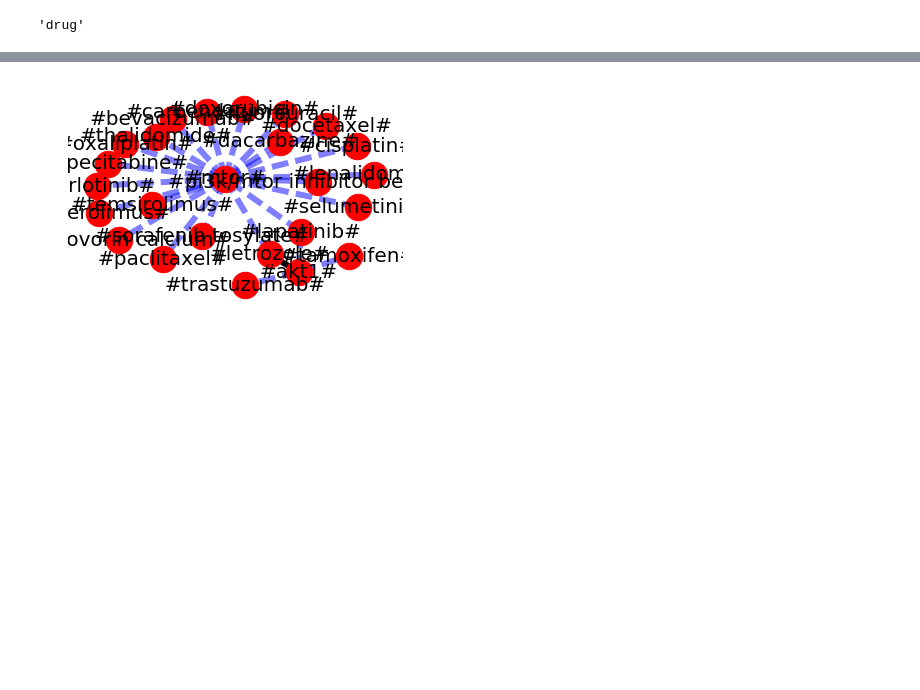
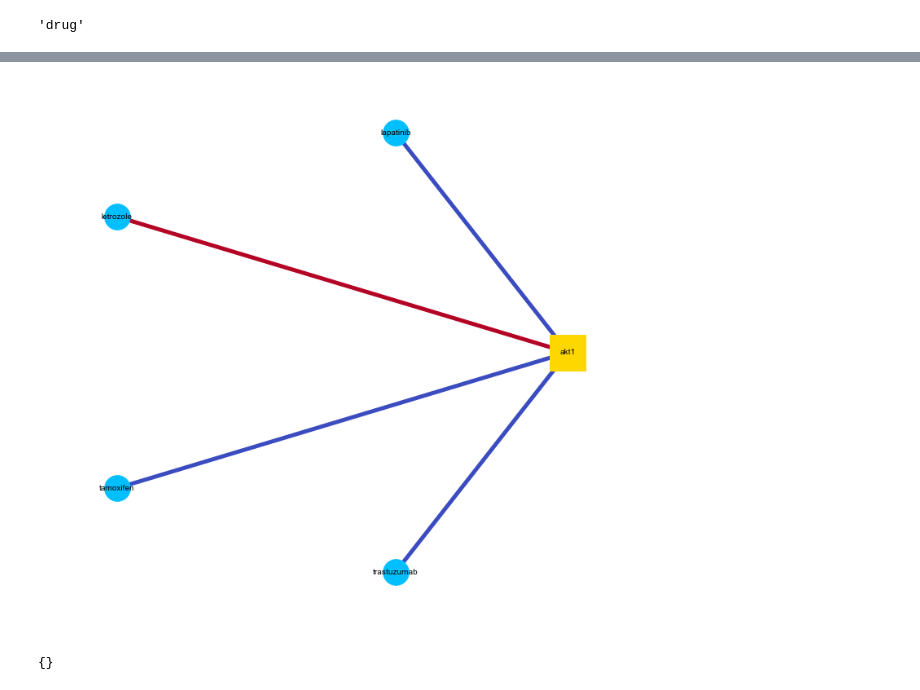
Before and after one commit to ayadlin/Capstone, a Jupyter notebook: Last_PrerRun.ipynb, the cells around one changed output, grey strips where cells are left out. Drawn from its saved outputs; the diff is of its cells as text; code cells hidden in the pictures; blank space fills up the shorter version.

Commit message:
network almost ready

```diff
--- a/Last_PrerRun.ipynb
+++ b/Last_PrerRun.ipynb
@@ -292,0 +474,2 @@ these are the genes for whihc interactions with drugs were found: ['#mtor#']
+# %%
+b=get_user_input()
@@ -353,0 +612,4 @@ for k,v in b.items():
+# %%
+for (gene,drug), weight in b[0].items():
+    #print(gene[1:-1],drug[1:-1],weight)
+    G.add_edge(gene[1:-1],drug[1:-1],weight=weight)
@@ -354,3 +630,16 @@ for k,v in b.items():
 # %%
 elarge=[(u,v) for (u,v,d) in G.edges(data=True) if d['weight'] >1]
 esmall=[(u,v) for (u,v,d) in G.edges(data=True) if d['weight'] <=1]
+# %%
+weights = list(np.array(list(b[0].values()))*1)
+# %%
+gene_nodes = []
+drug_nodes = []
+for item in node_set:
+    print(item)
+    if dg['#'+item+'#']=='gene':
+        gene_nodes.append(item)
+    if dg['#'+item+'#']=='drug':
+        drug_nodes.append(item)
+
+drug_nodes
@@ -357,20 +653,36 @@ esmall=[(u,v) for (u,v,d) in G.edges(data=True) if d['weight'] <=1]
 # %%
-pos=nx.spring_layout(G) # positions for all nodes
-
+pos=nx.shell_layout(G) # positions for all nodes
+plt.figure(1,figsize=(12,12))
 # nodes
-nx.draw_networkx_nodes(G,pos,node_size=700)
+#nx.draw_networkx_nodes(G,pos,node_size=700)
 
 # edges
-nx.draw_networkx_edges(G,pos,edgelist=elarge,
-                    width=6)
-nx.draw_networkx_edges(G,pos,edgelist=esmall,
-                    width=6,alpha=0.5,edge_color='b',style='dashed')
+#nx.draw_networkx_edges(G,pos,edgelist=elarge,
+#                    width=6)
+#nx.draw_networkx_edges(G,pos,edgelist=esmall,
+#                    width=6,alpha=0.5,edge_color='b',style='dashed')
+
+
+nx.draw_networkx_nodes(G,pos,nodelist=gene_nodes,node_shape='s', node_color = 'gold', node_size = 2000)
+nx.draw_networkx_nodes(G,pos,nodelist=drug_nodes,node_shape='o', node_color = 'deepskyblue', node_size = 1000)
+#nx.draw_networkx_edges(G,pos)
+
+nx.draw_networkx_edges(G, pos, edgelist=G.edges(), edge_color=weights, width=5.0, edge_cmap=plt.cm.coolwarm)
+#plt.savefig('edges.png')
+
+
+
+
 
 # labels
-nx.draw_networkx_labels(G,pos,font_size=20,font_family='sans-serif')
+nx.draw_networkx_labels(G,pos,font_size=10,font_family='arial')
 
 plt.axis('off')
 plt.savefig("weighted_graph.png") # save as png
 plt.show() # display
 # %% [output]
-[figure, old version]
+[figure, new version]
+# %%
+nx.get_edge_attributes(G,'color')
+# %% [output]
+{}
```
Also changed, not shown: parts of 40 cells of this notebook, 4 other files.
